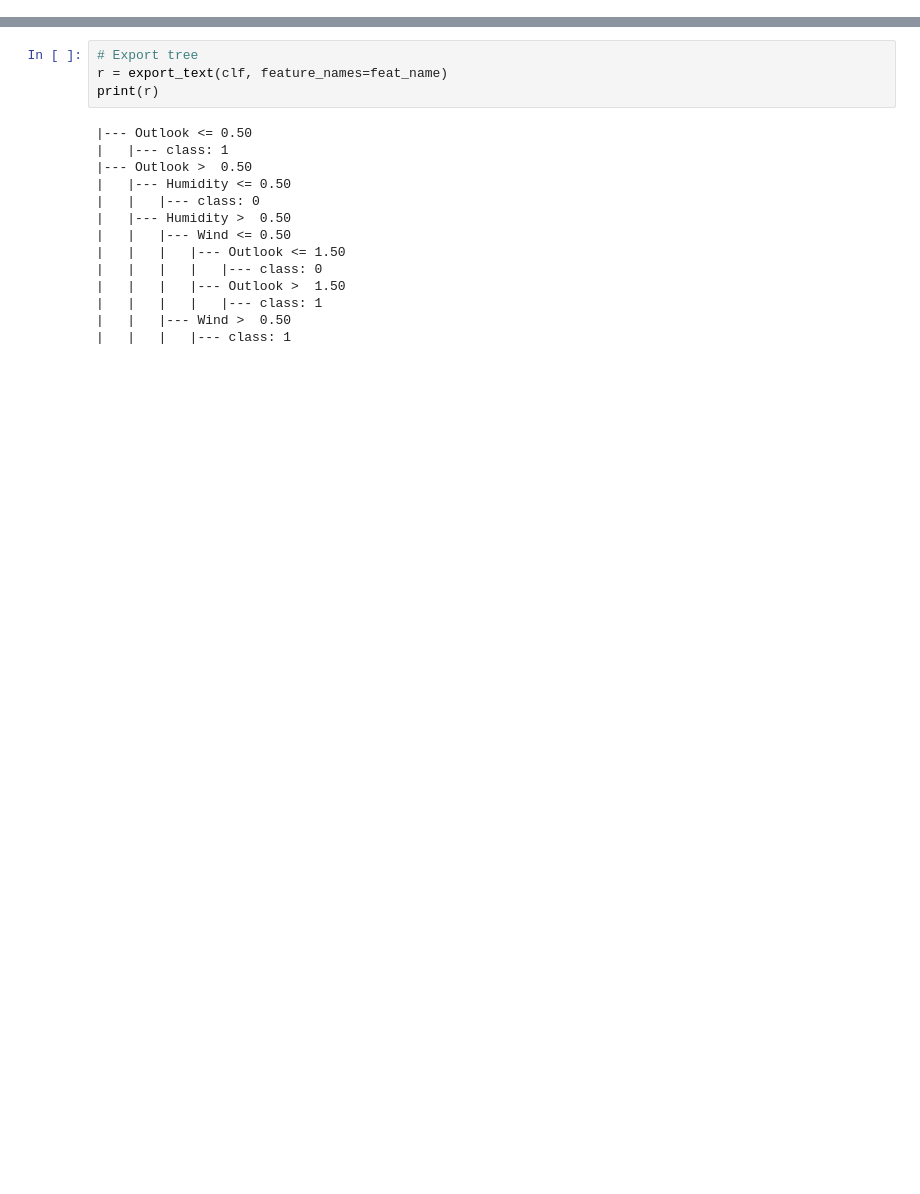
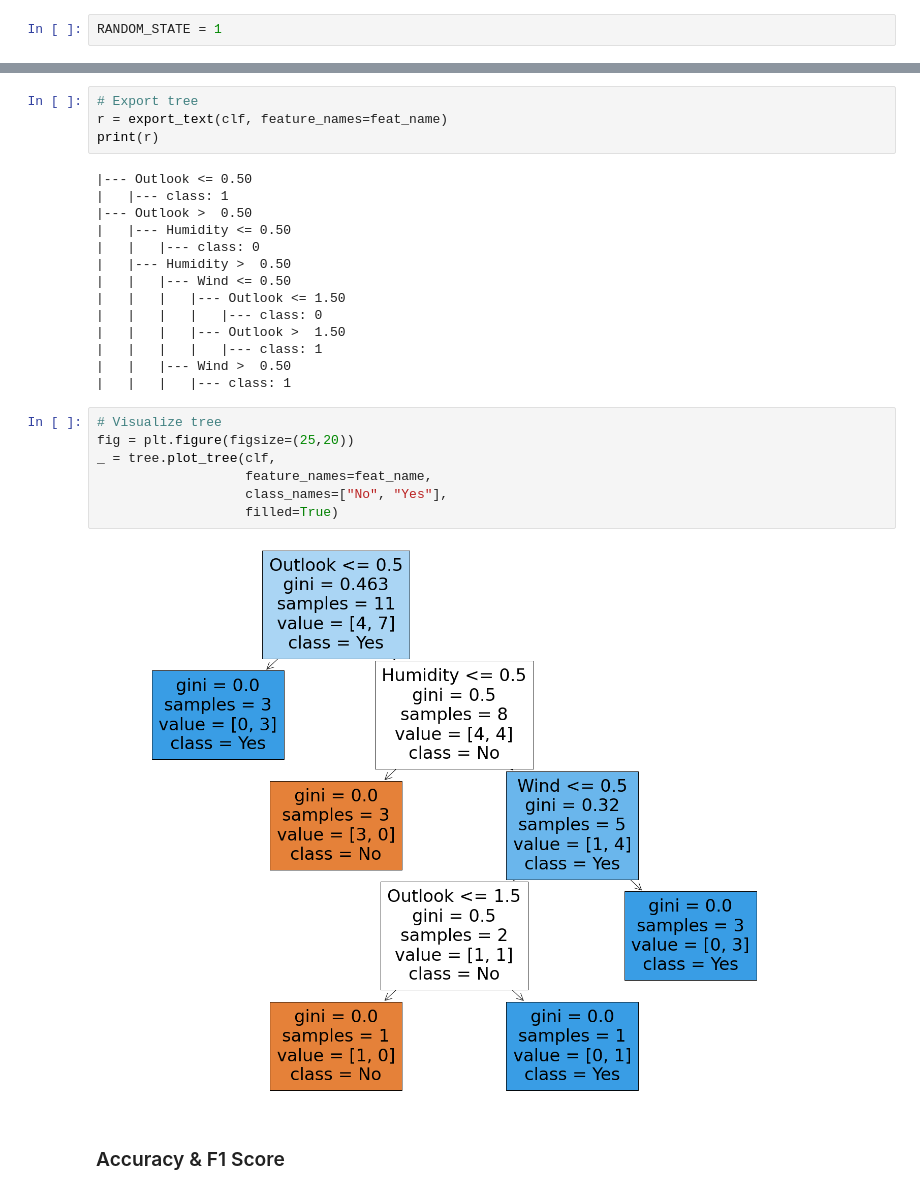
Before and after one commit to rayfazt/tucil1-ml, a Jupyter notebook: tennis.ipynb, the cells around one changed output, grey strips where cells are left out. Drawn from its saved outputs; the diff is of its cells as text; blank space fills up the shorter version.

Commit message:
todo: id3 tree, cluster, coef, explain

```diff
--- a/tennis.ipynb
+++ b/tennis.ipynb
@@ -29,0 +36,2 @@ from sklearn.svm import SVC
+# %%
+RANDOM_STATE = 1
@@ -146,4 +167,15 @@ print(r)
 |   |   |   |   |--- class: 1
 |   |   |--- Wind >  0.50
 |   |   |   |--- class: 1
+# %%
+# Visualize tree
+fig = plt.figure(figsize=(25,20))
+_ = tree.plot_tree(clf,
+                   feature_names=feat_name,
+                   class_names=["No", "Yes"],
+                   filled=True)
+# %% [output]
+[figure, added]
+# %% [markdown]
+### Accuracy & F1 Score
 # %%
```
Also changed, not shown: parts of 30 cells of this notebook.
